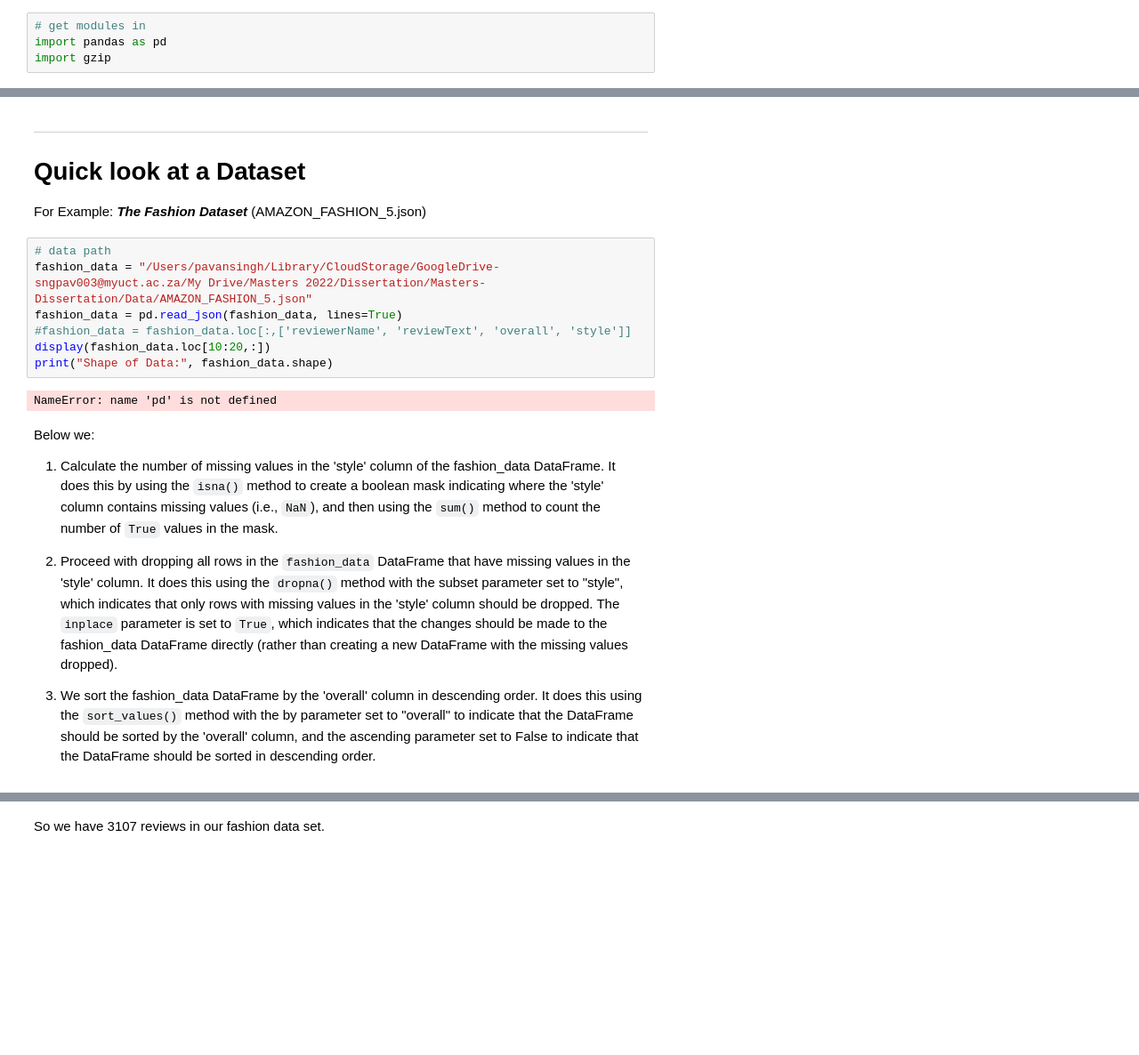
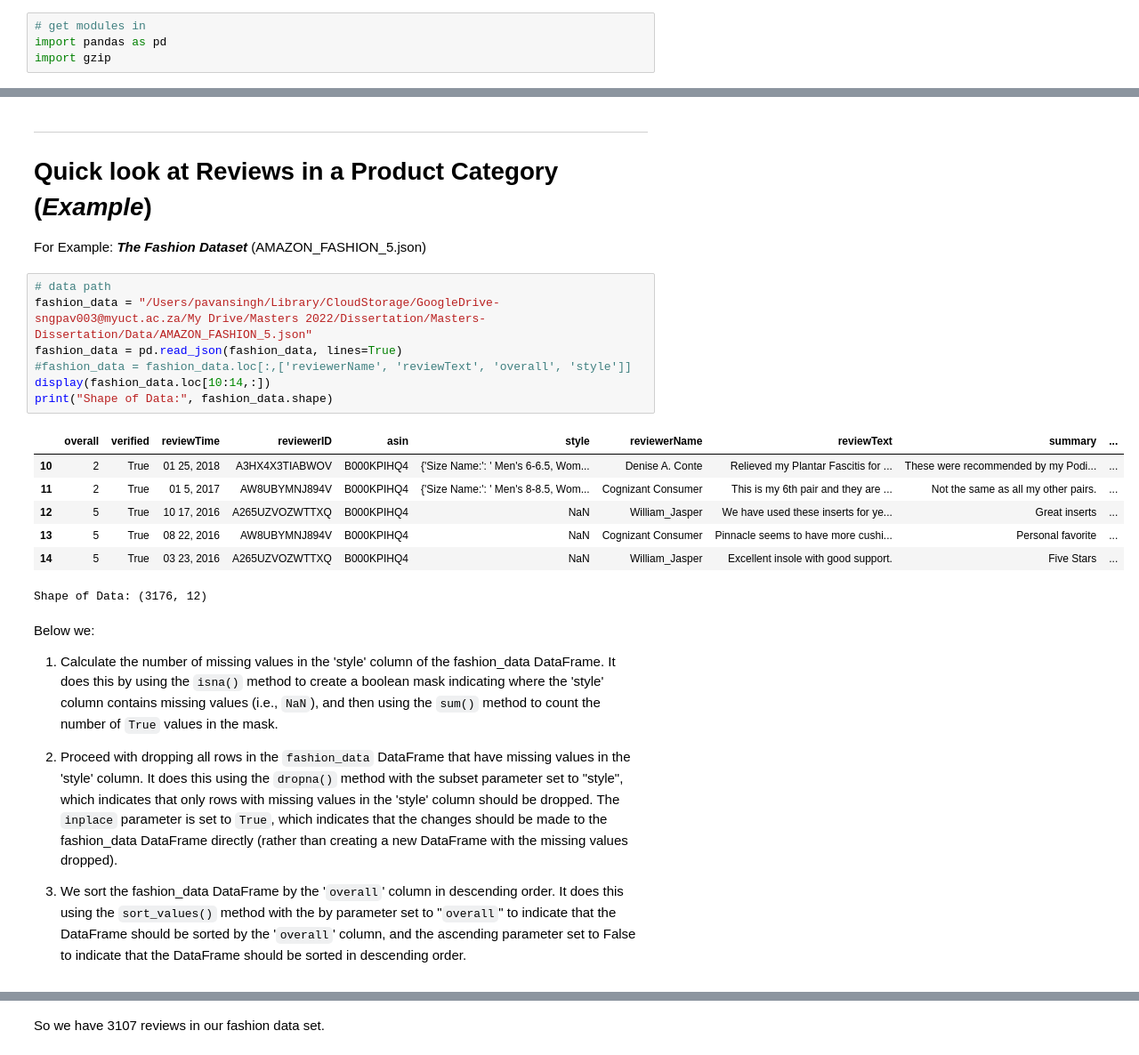
Before and after one commit to pavsingh7/Masters-Dissertation, a Jupyter notebook: Code/data_load.ipynb, the cells around one changed output, grey strips where cells are left out. Shown at 89% size. Drawn from its saved outputs; the diff is of its cells as text; blank space fills up the shorter version.

```diff
--- a/Code/data_load.ipynb
+++ b/Code/data_load.ipynb
@@ -76,19 +78,25 @@ We also have metadata.
 - **similar**: similar product table
 # %% [markdown]
 ***
-# Quick look at a Dataset
+# Quick look at Reviews in a Product Category (*Example*)
 
 For Example: ***The Fashion Dataset***
     (AMAZON_FASHION_5.json)
 # %%
 # data path
 fashion_data = "/Users/pavansingh/Library/CloudStorage/GoogleDrive-sngpav003@myuct.ac.za/My Drive/Masters 2022/Dissertation/Masters-Dissertation/Data/AMAZON_FASHION_5.json"
 fashion_data = pd.read_json(fashion_data, lines=True)
 #fashion_data = fashion_data.loc[:,['reviewerName', 'reviewText', 'overall', 'style']]
-display(fashion_data.loc[10:20,:])
+display(fashion_data.loc[10:14,:])
 print("Shape of Data:", fashion_data.shape)
 # %% [output]
+|  | overall | verified | reviewTime | reviewerID | asin | style | reviewerName | reviewText | summary | ... |
+| 10 | 2 | True | 01 25, 2018 | A3HX4X3TIABWOV | B000KPIHQ4 | {'Size Name:': ' Men's 6-6.5, Wom... | Denise A. Conte | Relieved my Plantar Fascitis for ... | These were recommended by my Podi... | ... |
+| 11 | 2 | True | 01 5, 2017 | AW8UBYMNJ894V | B000KPIHQ4 | {'Size Name:': ' Men's 8-8.5, Wom... | Cognizant Consumer | This is my 6th pair and they are ... | Not the same as all my other pairs. | ... |
+| 12 | 5 | True | 10 17, 2016 | A265UZVOZWTTXQ | B000KPIHQ4 | NaN | William_Jasper | We have used these inserts for ye... | Great inserts | ... |
+| 13 | 5 | True | 08 22, 2016 | AW8UBYMNJ894V | B000KPIHQ4 | NaN | Cognizant Consumer | Pinnacle seems to have more cushi... | Personal favorite | ... |
+| 14 | 5 | True | 03 23, 2016 | A265UZVOZWTTXQ | B000KPIHQ4 | NaN | William_Jasper | Excellent insole with good support. | Five Stars | ... |
-NameError: name 'pd' is not defined
+Shape of Data: (3176, 12)
 # %% [markdown]
 Below we:
 
@@ -96,6 +104,6 @@ Below we:
 
 2. Proceed with dropping all rows in the `fashion_data` DataFrame that have missing values in the 'style' column. It does this using the `dropna()` method with the subset parameter set to "style", which indicates that only rows with missing values in the 'style' column should be dropped. The `inplace` parameter is set to `True`, which indicates that the changes should be made to the fashion_data DataFrame directly (rather than creating a new DataFrame with the missing values dropped).
 
-3. We sort the fashion_data DataFrame by the 'overall' column in descending order. It does this using the `sort_values()` method with the by parameter set to "overall" to indicate that the DataFrame should be sorted by the 'overall' column, and the ascending parameter set to False to indicate that the DataFrame should be sorted in descending order.
+3. We sort the fashion_data DataFrame by the '`overall`' column in descending order. It does this using the `sort_values()` method with the by parameter set to "`overall`" to indicate that the DataFrame should be sorted by the '`overall`' column, and the ascending parameter set to False to indicate that the DataFrame should be sorted in descending order.
 # %%
 # see NA's in style
```
Also changed, not shown: parts of 16 cells of this notebook, 3 other files.
